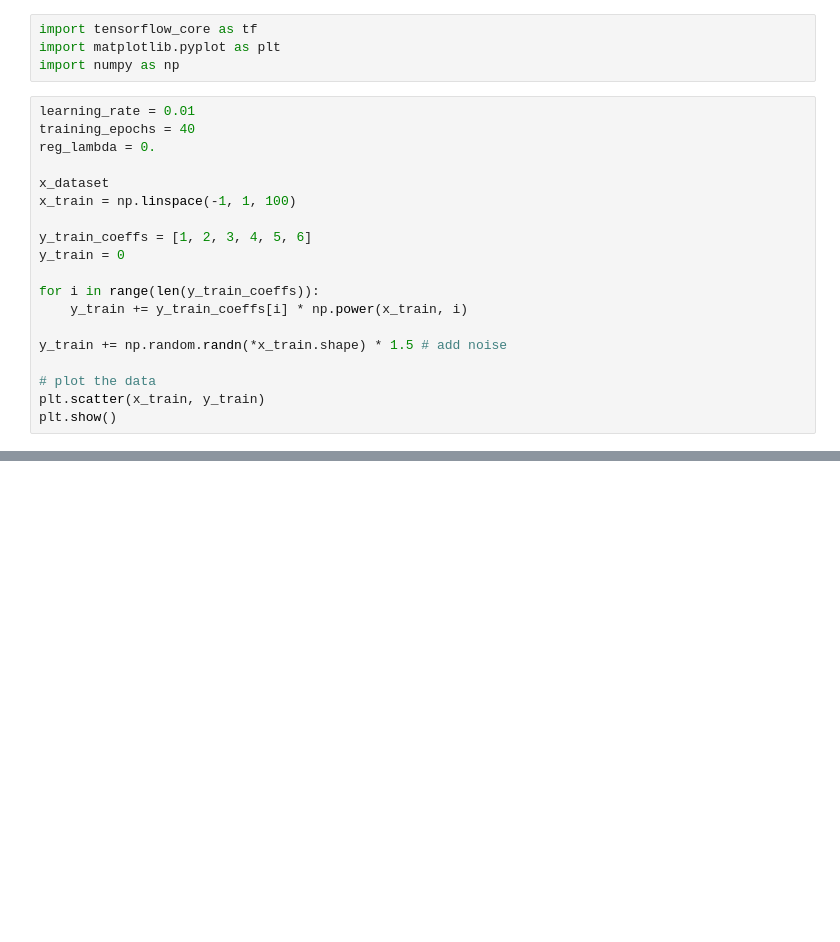
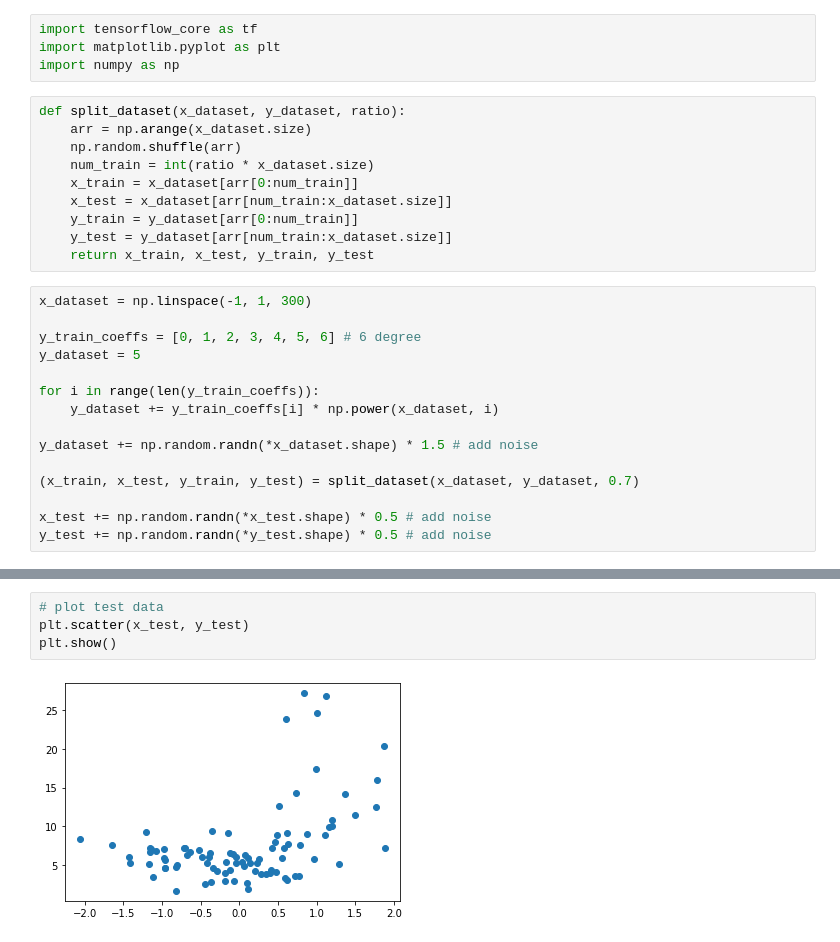
Before and after one commit to Howard-O-Neil/CL-PUB, a Jupyter notebook: notebook/polynomial.ipynb, the cells around one changed output, grey strips where cells are left out. Cells and saved outputs as stored; diff of their text form; blank space fills up the shorter version.

```diff
--- a/notebook/polynomial.ipynb
+++ b/notebook/polynomial.ipynb
@@ -2,22 +2,28 @@
 import tensorflow_core as tf
 import matplotlib.pyplot as plt
 import numpy as np
+# %%
+def split_dataset(x_dataset, y_dataset, ratio):
+    arr = np.arange(x_dataset.size)
+    np.random.shuffle(arr)
+    num_train = int(ratio * x_dataset.size)
+    x_train = x_dataset[arr[0:num_train]]
+    x_test = x_dataset[arr[num_train:x_dataset.size]]
+    y_train = y_dataset[arr[0:num_train]]
+    y_test = y_dataset[arr[num_train:x_dataset.size]]
+    return x_train, x_test, y_train, y_test
 # %%
-learning_rate = 0.01
-training_epochs = 40
-reg_lambda = 0.
+x_dataset = np.linspace(-1, 1, 300)
 
-x_dataset
-x_train = np.linspace(-1, 1, 100)
-
-y_train_coeffs = [1, 2, 3, 4, 5, 6]
-y_train = 0
+y_train_coeffs = [0, 1, 2, 3, 4, 5, 6] # 6 degree
+y_dataset = 5
 
 for i in range(len(y_train_coeffs)):
-    y_train += y_train_coeffs[i] * np.power(x_train, i)
+    y_dataset += y_train_coeffs[i] * np.power(x_dataset, i)
 
-y_train += np.random.randn(*x_train.shape) * 1.5 # add noise
+y_dataset += np.random.randn(*x_dataset.shape) * 1.5 # add noise
 
-# plot the data
-plt.scatter(x_train, y_train)
-plt.show()
+(x_train, x_test, y_train, y_test) = split_dataset(x_dataset, y_dataset, 0.7)
+
+x_test += np.random.randn(*x_test.shape) * 0.5 # add noise
+y_test += np.random.randn(*y_test.shape) * 0.5 # add noise
@@ -26 +36,7 @@ plt.show()
+# %%
+# plot test data
+plt.scatter(x_test, y_test)
+plt.show()
+# %% [output]
+[figure, added]
 # %%
```
Also changed, not shown: parts of 9 cells of this notebook, 8 other files.
